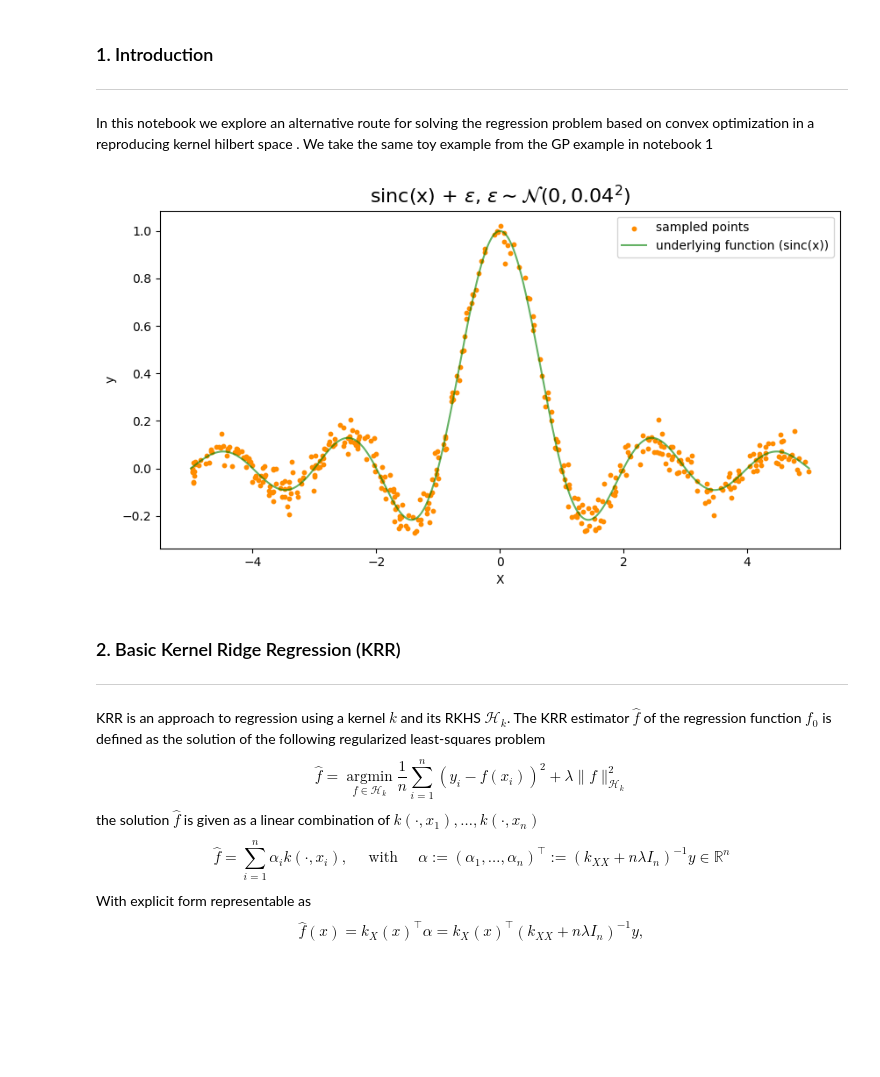
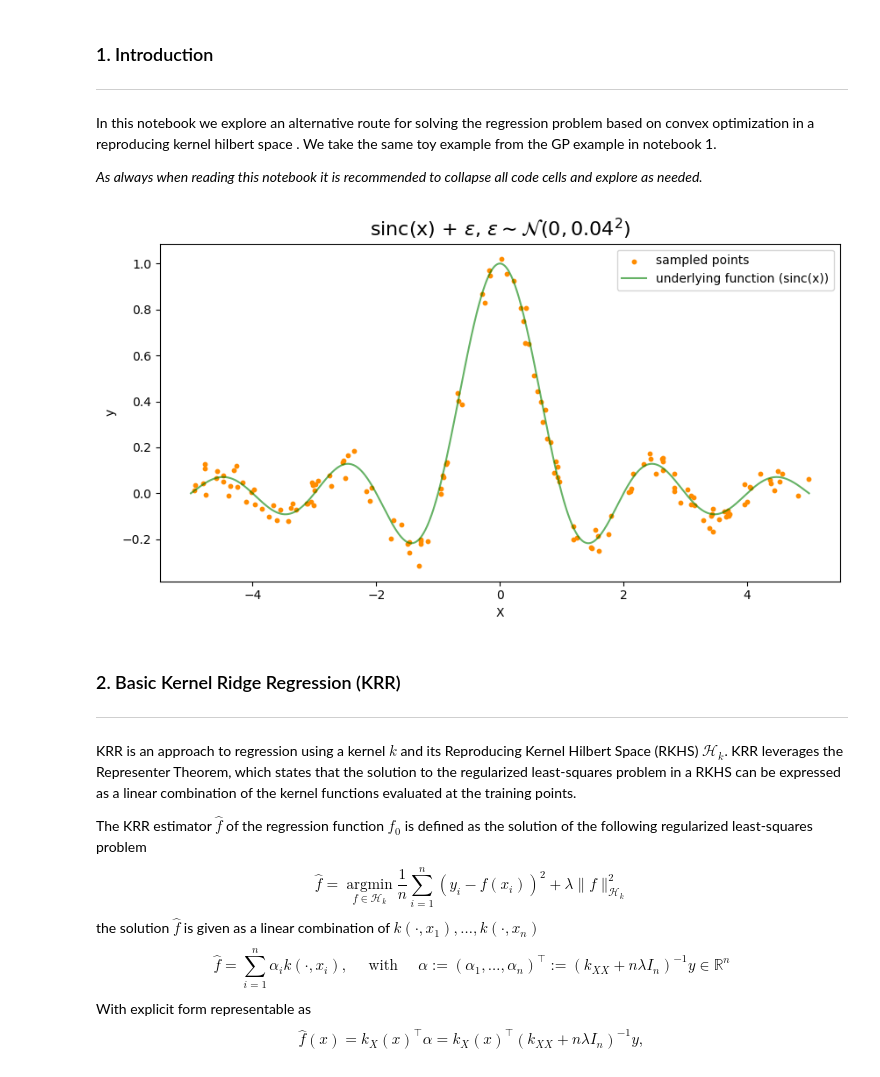
Before and after one commit to danehuang/softki, a Jupyter notebook: chris_notebooks/2_KRR.ipynb, the cells around one changed output. Saved outputs shown, nothing was run; the diff lists cells and outputs as text; code cells hidden in the pictures; blank space fills up the shorter version.

```diff
--- a/chris_notebooks/2_KRR.ipynb
+++ b/chris_notebooks/2_KRR.ipynb
@@ -12,39 +12,43 @@ device ='cpu'
 
 ---
 
-In this notebook we explore an alternative route for solving the regression problem based on convex optimization in a reproducing kernel hilbert space . We take the same toy example from the GP example in notebook 1
+In this notebook we explore an alternative route for solving the regression problem based on convex optimization in a reproducing kernel hilbert space . We take the same toy example from the GP example in notebook 1.
+
+*As always when reading this notebook it is recommended to collapse all code cells and explore as needed.*
 # %%
 def underlying_function(X):
     base_function = torch.sinc(X)
     noise_std = 0.04
     noise = noise_std * torch.randn_like(X)
     return base_function + noise
 
-n_samples = 400
+n_samples = 150
 
 train_data = torch.sort(10 * torch.rand(n_samples, 1) - 5)[0]
 train_labels = underlying_function(train_data)
 
 test_data = torch.linspace(-5, 5, 1000).unsqueeze(1)
 test_labels_with_noise = underlying_function(test_data)
 test_labels = torch.sinc(test_data)
 
 plt.figure(figsize=(10, 5))
 plt.scatter(train_data.numpy(), train_labels.numpy(), color='darkorange',s=10, label='sampled points')
 plt.plot(test_data.numpy(), test_labels.numpy(), color='green', alpha=0.6, label='underlying function (sinc(x))')
 plt.xlabel('X')
 plt.ylabel('y')
 plt.title(r'sinc(x) + $\epsilon$, $\epsilon \sim \mathcal{N}(0, 0.04^2)$', fontsize=16)
 plt.legend()
 plt.show()
 # %% [output]
-[figure, old version]
+[figure, new version]
 # %% [markdown]
 ### 2. Basic Kernel Ridge Regression (KRR)
 
 ---
 
-KRR is an approach to regression using a kernel $k$ and its RKHS $\mathcal{H}_k$. The KRR estimator $\hat{f}$ of the regression function $f_0$  is defined as the solution of the following regularized least-squares problem
+KRR is an approach to regression using a kernel $k$ and its Reproducing Kernel Hilbert Space (RKHS) $\mathcal{H}_k$. KRR leverages the Representer Theorem, which states that the solution to the regularized least-squares problem in a RKHS can be expressed as a linear combination of the kernel functions evaluated at the training points.
+
+The KRR estimator $\hat{f}$ of the regression function $f_0$  is defined as the solution of the following regularized least-squares problem
 $$\hat{f}=\underset{f \in \mathcal{H}_k}{\operatorname{argmin}} \frac{1}{n} \sum_{i=1}^n\left(y_i-f\left(x_i\right)\right)^2+\lambda\|f\|_{\mathcal{H}_k}^2$$
  the solution $\hat{f}$ is given as a linear combination of $ k\left(\cdot, x_1\right)  {, }\ldots, k\left(\cdot, x_n\right)$
 $$\hat{f}=\sum_{i=1}^n \alpha_i k\left(\cdot, x_i\right), \quad \text { with } \quad \alpha:=\left(\alpha_1, \ldots, \alpha_n\right)^{\top}:=\left(k_{X X}+n \lambda I_n\right)^{-1} y \in \mathbb{R}^n$$
```
Also changed, not shown: parts of 3 cells of this notebook, 1 other file.
